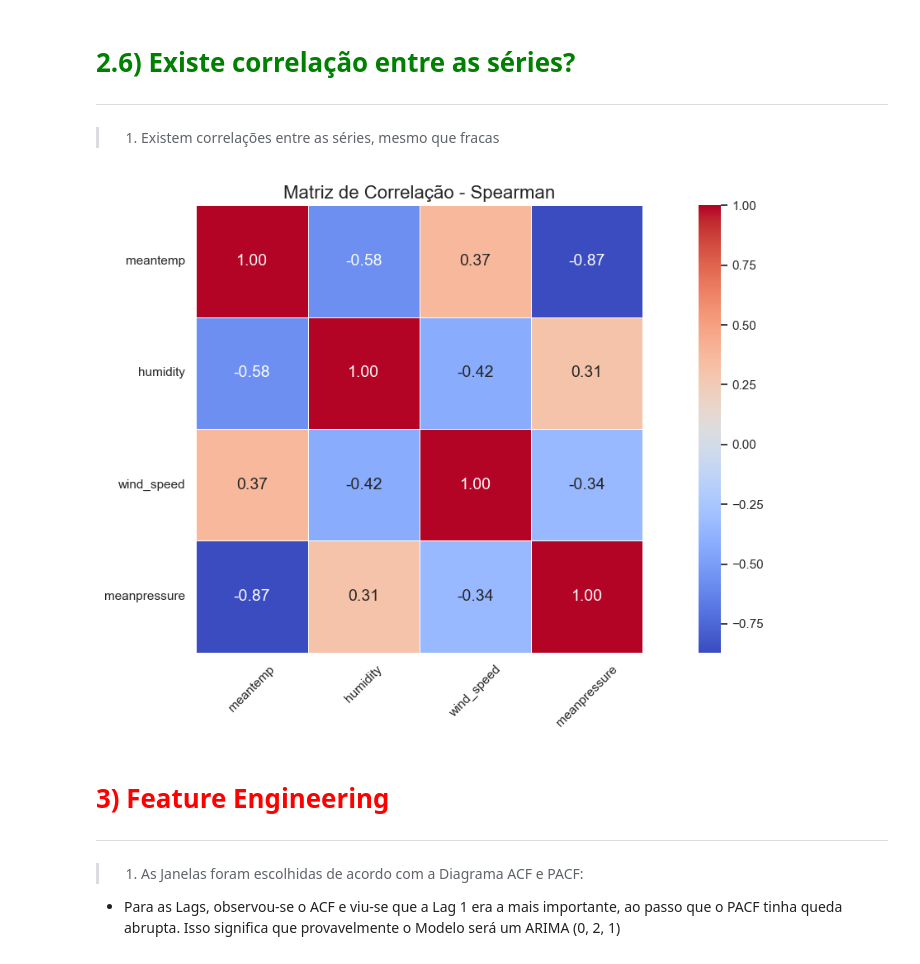
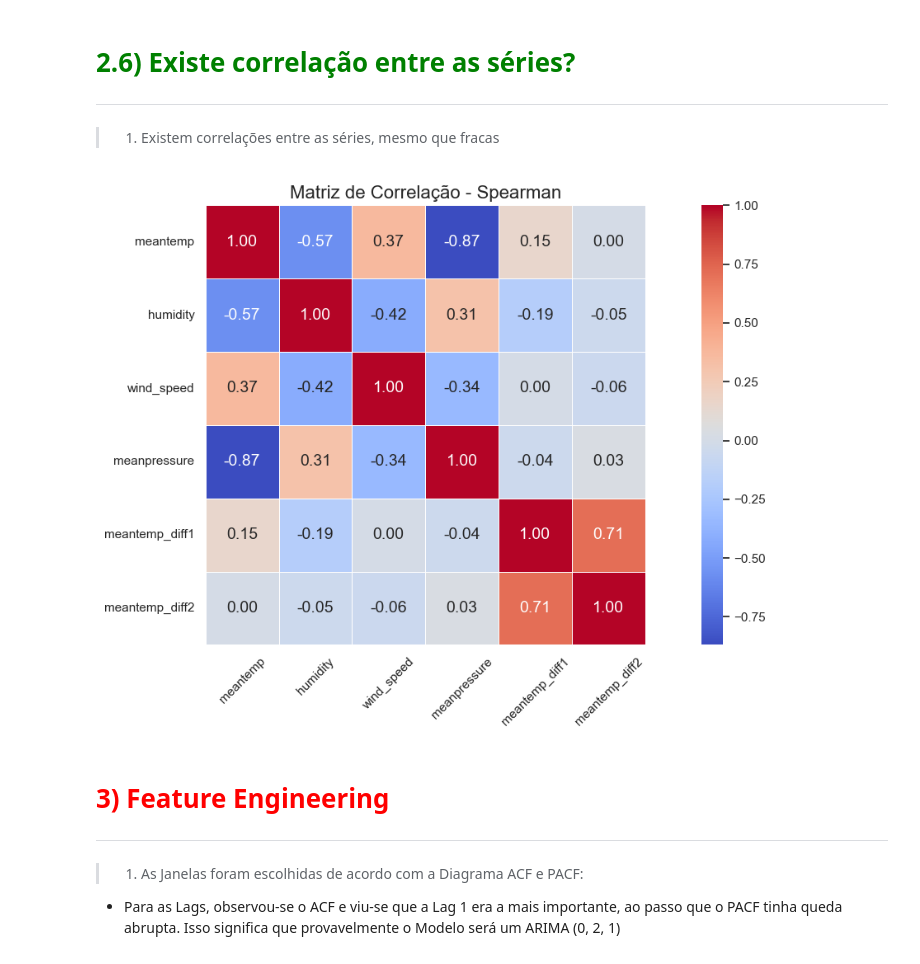
Before and after one commit to leonardovargas10/Modelo_Forecasting_Temperature-, a Jupyter notebook: Modelo_Forecasting.ipynb, the cells around one changed output. Cells and saved outputs as stored; diff of their text form; code cells hidden in the pictures.

```diff
--- a/Modelo_Forecasting.ipynb
+++ b/Modelo_Forecasting.ipynb
@@ -182,14 +182,9 @@ def metricas(modelo, y_true, y_predict):
 
 5. **meanpressure:** Pressão atmosférica
 # %%
-df_climate_train = pd.read_csv('./data/DailyDelhiClimateTrain.csv')
-ano_mes_dia(df_climate_train)
-df_climate_train = df_climate_train[['date', 'month', 'year', 'meantemp', 'humidity', 'wind_speed', 'meanpressure']]
-
-
-df_climate_test = pd.read_csv('./data/DailyDelhiClimateTest.csv')
-ano_mes_dia(df_climate_test)
-df_climate_test = df_climate_test[['date', 'month', 'year', 'meantemp', 'humidity', 'wind_speed', 'meanpressure']]
+df_climate = pd.read_csv('./data/DailyDelhiClimateTrain.csv')
+ano_mes_dia(df_climate)
+df_climate = df_climate[['date', 'month', 'year', 'meantemp', 'humidity', 'wind_speed', 'meanpressure']]
 # %% [markdown]
 # <font color='red' style='font-size: 40px;'> 2) Análise Exploratória </font>
 <hr style='border: 2px solid red;'>
@@ -440,13 +435,13 @@ plt.show()
 
 > 3. Pela Queda Abrupta no ACF e pela Queda Gradual no PACF, há indícios desse modelo ser um MA
 # %%
-df_climate_train['meantemp_diff1'] = df_climate_train['meantemp'].diff()
-df_climate_train['meantemp_diff2'] = df_climate_train['meantemp'].diff().diff()
+df_climate['meantemp_diff1'] = df_climate['meantemp'].diff()
+df_climate['meantemp_diff2'] = df_climate['meantemp'].diff().diff()
 
-df_climate_train.dropna(inplace = True)
+df_climate.dropna(inplace = True)
 
 # Realizar a decomposição da série temporal
-result = seasonal_decompose(df_climate_train['meantemp_diff1'], model='additive', period=180)
+result = seasonal_decompose(df_climate['meantemp_diff1'], model='additive', period=180)
 
 # o primeiro número (5) representa o número total de linhas, e o segundo número (5) representa o índice do subplot dentro da grade.
 
@@ -454,7 +449,7 @@ result = seasonal_decompose(df_climate_train['meantemp_diff1'], model='additive'
 plt.figure(figsize=(10, 8))
 
 plt.subplot(511)
-plt.plot(df_climate_train['date'], df_climate_train['meantemp_diff1'], label='Série Original')
+plt.plot(df_climate['date'], df_climate['meantemp_diff1'], label='Série Original')
 plt.title('meantemp_diff1')
 plt.grid(True, linestyle="--", alpha=0.6)
 plt.legend()
@@ -481,9 +476,9 @@ plt.legend()
 plt.tight_layout()
 plt.show()
 
-plota_acf_pacf(df_climate_train['meantemp_diff1'])
+plota_acf_pacf(df_climate['meantemp_diff1'])
 
-analisa_estacionaridade(df_climate_train['meantemp_diff1'])
+analisa_estacionaridade(df_climate['meantemp_diff1'])
 # %% [output]
 [figure]
 [figure]
@@ -552,25 +547,25 @@ Estacionária com nível de confiança de 95%
 
 > 1. Existem correlações entre as séries, mesmo que fracas
 # %%
-df_climate_train_corr = df_climate_train.drop(['month', 'year'], axis = 1).copy()
+df_climate_corr = df_climate.drop(['month', 'year'], axis = 1).copy()
 plt.figure(figsize=(14, 7))
 
 sns.heatmap(
-    df_climate_train_corr.corr(method = 'spearman'),
+    df_climate_corr.corr(method = 'spearman'),
     annot=True,
     cmap='coolwarm',
     fmt=".2f",
     linewidths=0.5,
     square=True
 )
 
 plt.title("Matriz de Correlação - Spearman", fontsize=16)
 plt.xticks(rotation=45)
 plt.yticks(rotation=0)
 plt.tight_layout()
 plt.show()
 # %% [output]
-[figure, old version]
+[figure, new version]
 # %% [markdown]
 # <font color='red' style='font-size: 40px;'> 3) Feature Engineering </font>
 <hr style='border: 2px solid red;'>
```
Also changed, not shown: parts of 10 cells of this notebook.
